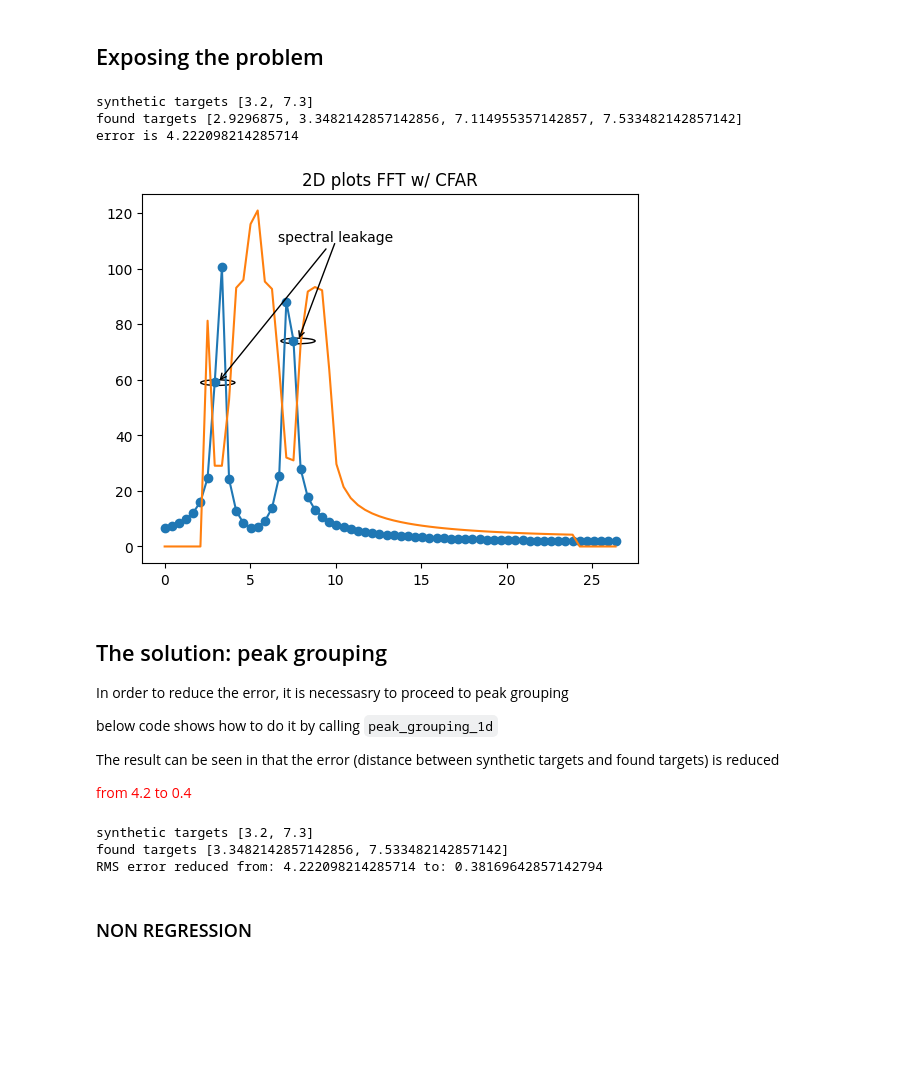
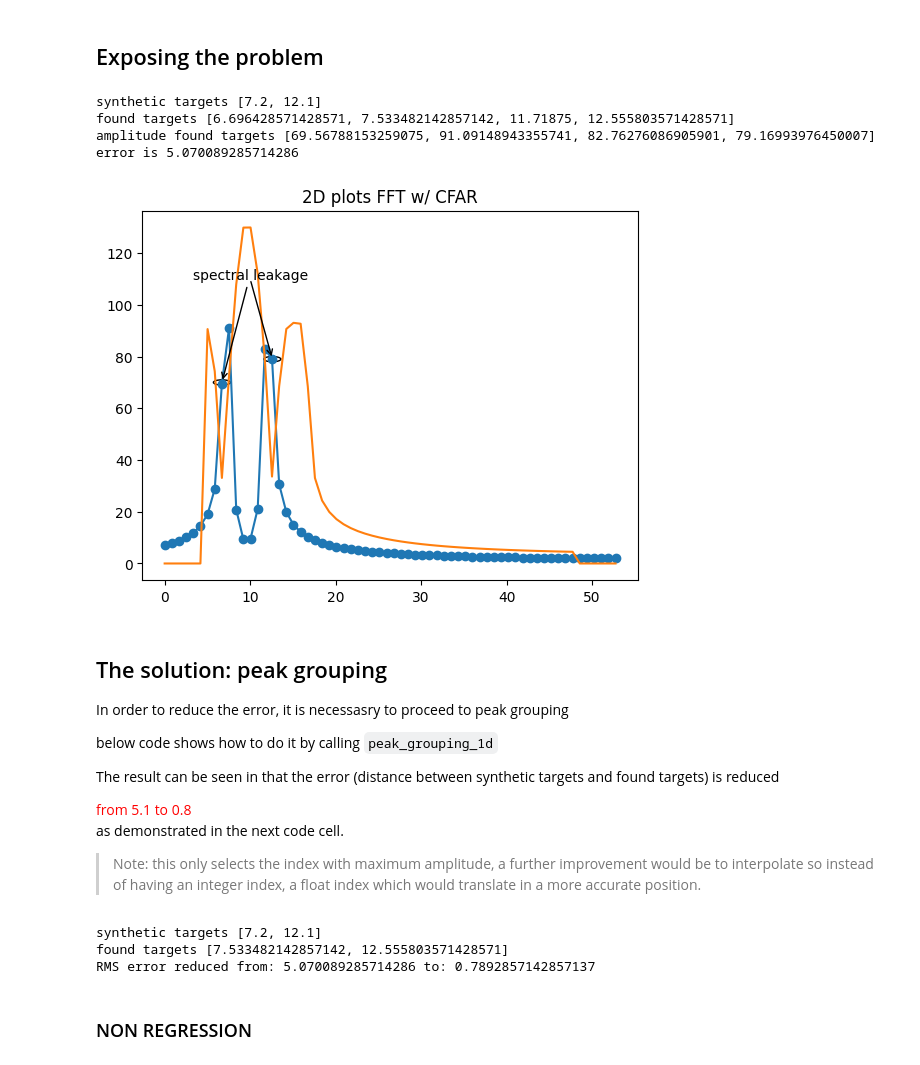
Before and after one commit to matt-chv/mmWrt, a Jupyter notebook: docs/Grouping.ipynb, the cells around one changed output. Drawn from its saved outputs; the diff is of its cells as text; code cells hidden in the pictures; blank space fills up the shorter version.

```diff
--- a/docs/Grouping.ipynb
+++ b/docs/Grouping.ipynb
@@ -64,8 +64,8 @@ radar = Radar(transmitter=Transmitter(bw=0.2e9, slope=70e8, chirps_count=64, t_i
               receiver=Receiver(fs=5e3, n_adc=128, max_adc_buffer_size=1024,
                                 debug=debug_ON), debug=debug_ON)
 
-target1 = Target(3.2)
-target2 = Target(7.3)
+target1 = Target(7.2)
+target2 = Target(12.1)
 
 targets = [target1, target2]
 
@@ -85,6 +85,7 @@ found_targets = [Target(Distances[i]) for i in index_peaks]
 error = rsp.error([target1, target2], found_targets)
 print("synthetic targets", [t.distance() for t in targets])
 print("found targets", [t.distance() for t in found_targets])
+print("amplitude found targets", [mag_r[i] for i in index_peaks])
 print("error is", error)
 
 # 2D representation of the FFT and CFAR
@@ -92,39 +93,40 @@ print("error is", error)
 figure, axes = plt.subplots()
 plt.plot(Distances, mag_r, '-o')
 plt.plot(Distances, mag_c)
 plt.title("2D plots FFT w/ CFAR")
 
 # Add illustration of spectral leakage
 # annotate
 # xy: position of arrow
 # xytext: position of text
 xytext = (10, 110)
-leak1_xy = (3.11, 59)
-leak2_xy = (7.8, 74)
+leak1_xy = (6.7, 70)
+leak2_xy = (12.6, 79)
 
 leakage_1 = plt.Circle( leak1_xy, 1, fill=False)
 leakage_2 = plt.Circle( leak2_xy, 1, fill=False)
 axes.add_artist(leakage_1)
 axes.add_artist(leakage_2)
 
 plt.annotate("spectral leakage", xy=leak1_xy,xytext=xytext,
              horizontalalignment="center",
              # Custom arrow
              arrowprops=dict(arrowstyle='->',lw=1)
              )
 
 plt.annotate("", xy=leak2_xy,xytext=xytext,
              horizontalalignment="center",
              # Custom arrow
              arrowprops=dict(arrowstyle='->',lw=1)
              )
 
 plt.show()
 # %% [output]
-synthetic targets [3.2, 7.3]
-found targets [2.9296875, 3.3482142857142856, 7.114955357142857, 7.533482142857142]
-error is 4.222098214285714
+synthetic targets [7.2, 12.1]
+found targets [6.696428571428571, 7.533482142857142, 11.71875, 12.555803571428571]
+amplitude found targets [69.56788153259075, 91.09148943355741, 82.76276086905901, 79.16993976450007]
+error is 5.070089285714286
-[figure, old version]
+[figure, new version]
 # %% [markdown]
 ## The solution: peak grouping
 
@@ -132,7 +134,9 @@ In order to reduce the error, it is necessasry to proceed to peak grouping
 
 below code shows how to do it by calling `peak_grouping_1d`
 
-The result can be seen in that the error (distance between synthetic targets and found targets) is reduced  <div style="color:red">from 4.2 to 0.4</div>
+The result can be seen in that the error (distance between synthetic targets and found targets) is reduced  <div style="color:red">from 5.1 to 0.8</div> as demonstrated in the next code cell.
+
+> Note: this only selects the index with maximum amplitude, a further improvement would be to interpolate so instead of having an integer index, a float index which would translate in a more accurate position.
 # %%
 index_peaks = where(target_filter)[0]
 grouped_peaks = rsp.peak_grouping_1d(index_peaks, mag_r)
@@ -143,9 +147,9 @@ print("synthetic targets", [t.distance() for t in targets])
 print("found targets", [t.distance() for t in found_targets])
 print(f"RMS error reduced from: {error} to: {error_grouped}")
 # %% [output]
-synthetic targets [3.2, 7.3]
-found targets [3.3482142857142856, 7.533482142857142]
-RMS error reduced from: 4.222098214285714 to: 0.38169642857142794
+synthetic targets [7.2, 12.1]
+found targets [7.533482142857142, 12.555803571428571]
+RMS error reduced from: 5.070089285714286 to: 0.7892857142857137
 # %% [markdown]
 ### NON REGRESSION
 # %%
```
Also changed, not shown: parts of 2 cells of this notebook, 9 other files.
